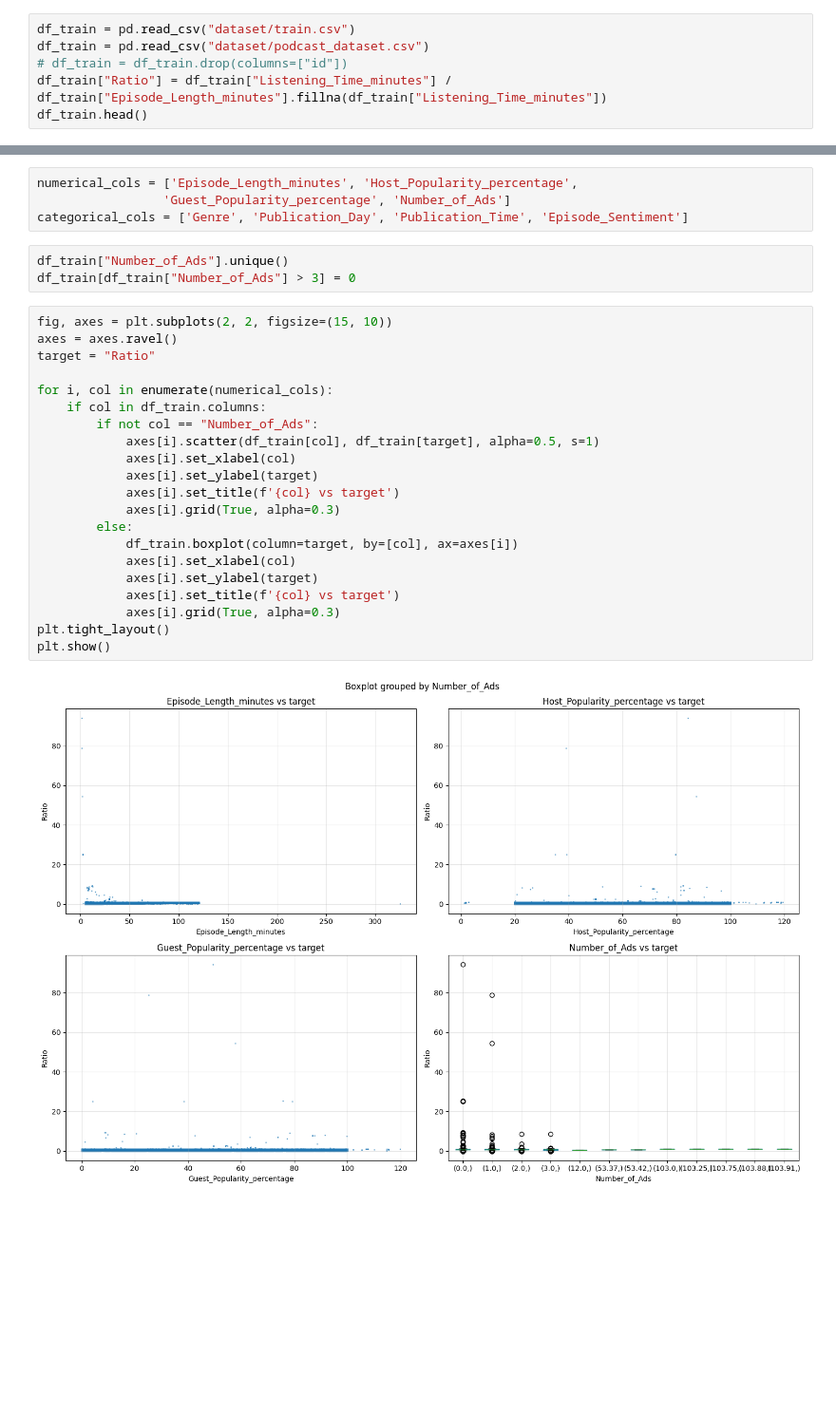
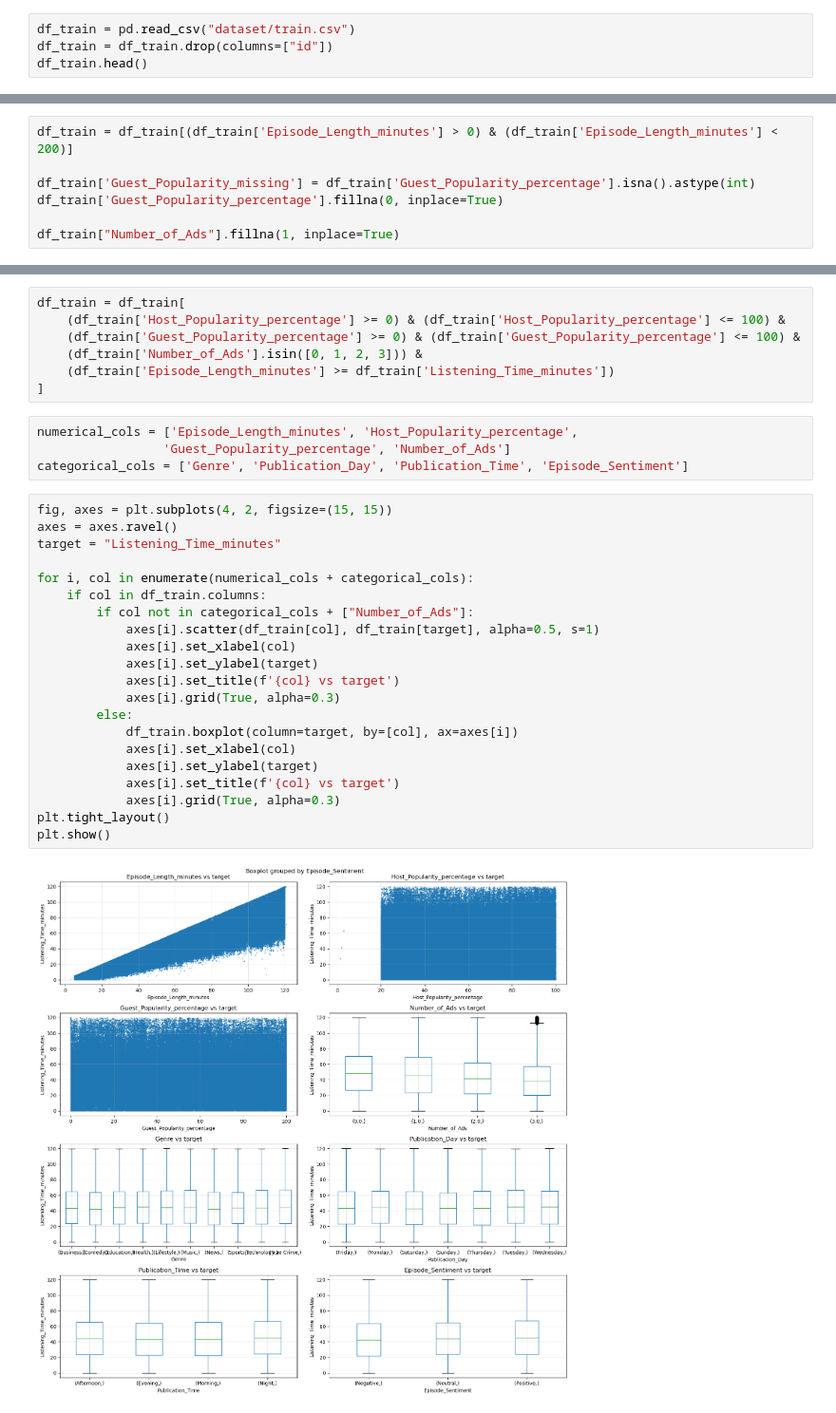
Before and after one commit to mtttia/data_intensive_project, a Jupyter notebook: notebook.ipynb, the cells around one changed output, grey strips where cells are left out. Shown: that part at 95% size. Saved outputs shown, nothing was run; the diff lists cells and outputs as text; blank space fills up the shorter version.

```diff
--- a/notebook.ipynb
+++ b/notebook.ipynb
@@ -20,8 +34,6 @@ from sklearn.model_selection import GridSearchCV, StratifiedKFold
 # %%
 df_train = pd.read_csv("dataset/train.csv")
-df_train = pd.read_csv("dataset/podcast_dataset.csv")
-# df_train = df_train.drop(columns=["id"])
-df_train["Ratio"] = df_train["Listening_Time_minutes"] / df_train["Episode_Length_minutes"].fillna(df_train["Listening_Time_minutes"])
+df_train = df_train.drop(columns=["id"])
 df_train.head()
 # %% [output]
 |  | Podcast_Name | Episode_Title | Episode_Length_minutes | Genre | Host_Popularity_percentage | Publication_Day | ... |
@@ -32,0 +115,7 @@ df_train.head()
+# %%
+df_train = df_train[(df_train['Episode_Length_minutes'] > 0) & (df_train['Episode_Length_minutes'] < 200)]
+
+df_train['Guest_Popularity_missing'] = df_train['Guest_Popularity_percentage'].isna().astype(int)
+df_train['Guest_Popularity_percentage'].fillna(0, inplace=True)
+
+df_train["Number_of_Ads"].fillna(1, inplace=True)
@@ -33,30 +142,34 @@ df_train.head()
+# %%
+df_train = df_train[
+    (df_train['Host_Popularity_percentage'] >= 0) & (df_train['Host_Popularity_percentage'] <= 100) &
+    (df_train['Guest_Popularity_percentage'] >= 0) & (df_train['Guest_Popularity_percentage'] <= 100) &
+    (df_train['Number_of_Ads'].isin([0, 1, 2, 3])) &
+    (df_train['Episode_Length_minutes'] >= df_train['Listening_Time_minutes'])
+]
 # %%
 numerical_cols = ['Episode_Length_minutes', 'Host_Popularity_percentage',
                  'Guest_Popularity_percentage', 'Number_of_Ads']
 categorical_cols = ['Genre', 'Publication_Day', 'Publication_Time', 'Episode_Sentiment']
-# %%
-df_train["Number_of_Ads"].unique()
-df_train[df_train["Number_of_Ads"] > 3] = 0
 # %%
-fig, axes = plt.subplots(2, 2, figsize=(15, 10))
+fig, axes = plt.subplots(4, 2, figsize=(15, 15))
 axes = axes.ravel()
-target = "Ratio"
+target = "Listening_Time_minutes"
 
-for i, col in enumerate(numerical_cols):
+for i, col in enumerate(numerical_cols + categorical_cols):
     if col in df_train.columns:
-        if not col == "Number_of_Ads":
+        if col not in categorical_cols + ["Number_of_Ads"]:
             axes[i].scatter(df_train[col], df_train[target], alpha=0.5, s=1)
             axes[i].set_xlabel(col)
             axes[i].set_ylabel(target)
             axes[i].set_title(f'{col} vs target')
             axes[i].grid(True, alpha=0.3)
         else:
             df_train.boxplot(column=target, by=[col], ax=axes[i])
             axes[i].set_xlabel(col)
             axes[i].set_ylabel(target)
             axes[i].set_title(f'{col} vs target')
             axes[i].grid(True, alpha=0.3)
 plt.tight_layout()
 plt.show()
 # %% [output]
-[figure, old version]
+[figure, new version]
```
Also changed, not shown: parts of 32 cells of this notebook, 1 other file.
